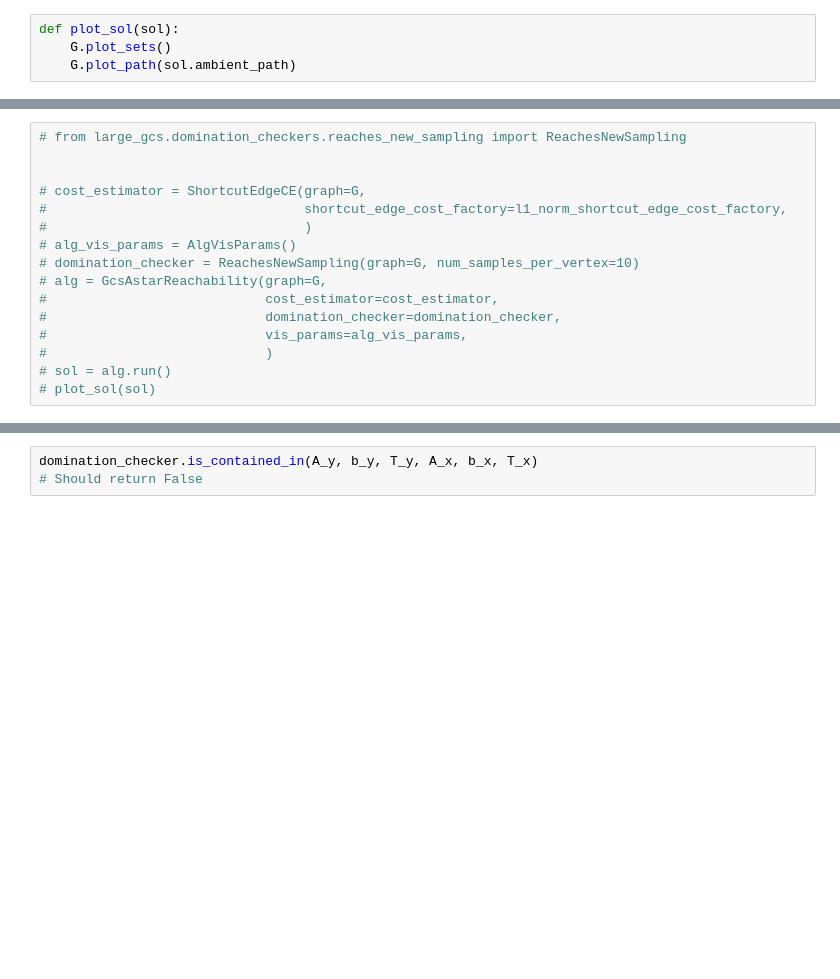
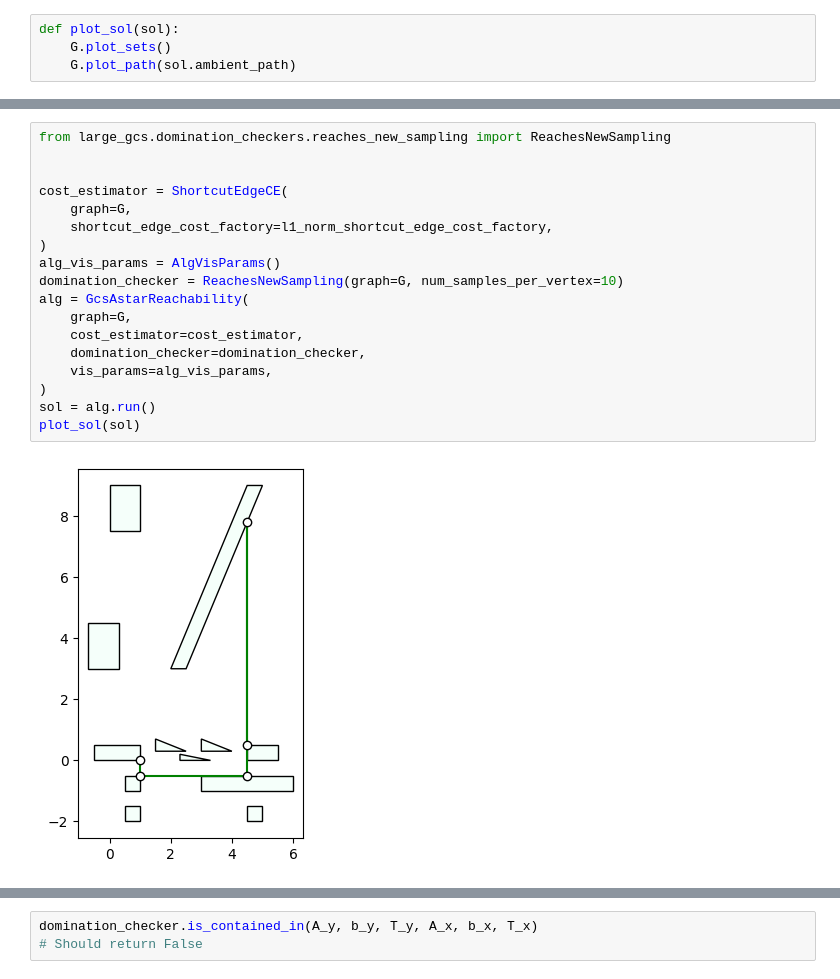
Before and after one commit to shaoyuancc/large_gcs, a Jupyter notebook: explorations/hor_vert_l1_norm_graph.ipynb, the cells around one changed output, grey strips where cells are left out. Drawn from its saved outputs; the diff is of its cells as text; blank space fills up the shorter version.

```diff
--- a/explorations/hor_vert_l1_norm_graph.ipynb
+++ b/explorations/hor_vert_l1_norm_graph.ipynb
@@ -137,19 +144,23 @@ from large_gcs.graph.cost_constraint_factory import l1_norm_shortcut_edge_cost_f
 # %%
-# from large_gcs.domination_checkers.reaches_new_sampling import ReachesNewSampling
+from large_gcs.domination_checkers.reaches_new_sampling import ReachesNewSampling
 
 
-# cost_estimator = ShortcutEdgeCE(graph=G,
-#                                 shortcut_edge_cost_factory=l1_norm_shortcut_edge_cost_factory,
-#                                 )
-# alg_vis_params = AlgVisParams()
-# domination_checker = ReachesNewSampling(graph=G, num_samples_per_vertex=10)
-# alg = GcsAstarReachability(graph=G,
-#                            cost_estimator=cost_estimator,
-#                            domination_checker=domination_checker,
-#                            vis_params=alg_vis_params,
-#                            )
-# sol = alg.run()
-# plot_sol(sol)
+cost_estimator = ShortcutEdgeCE(
+    graph=G,
+    shortcut_edge_cost_factory=l1_norm_shortcut_edge_cost_factory,
+)
+alg_vis_params = AlgVisParams()
+domination_checker = ReachesNewSampling(graph=G, num_samples_per_vertex=10)
+alg = GcsAstarReachability(
+    graph=G,
+    cost_estimator=cost_estimator,
+    domination_checker=domination_checker,
+    vis_params=alg_vis_params,
+)
+sol = alg.run()
+plot_sol(sol)
+# %% [output]
+[figure, added]
 # %%
 domination_checker = AHContainmentDominationChecker(graph=G)
 
```
Also changed, not shown: parts of 4 cells of this notebook, 7 other files.
